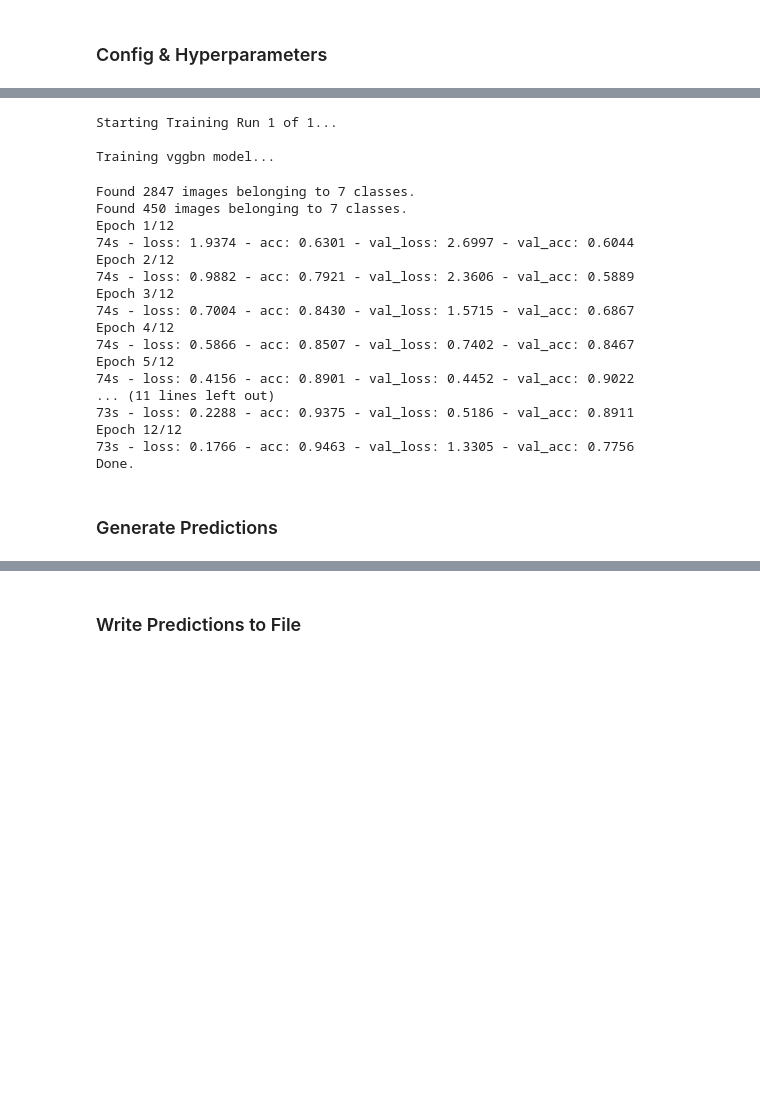
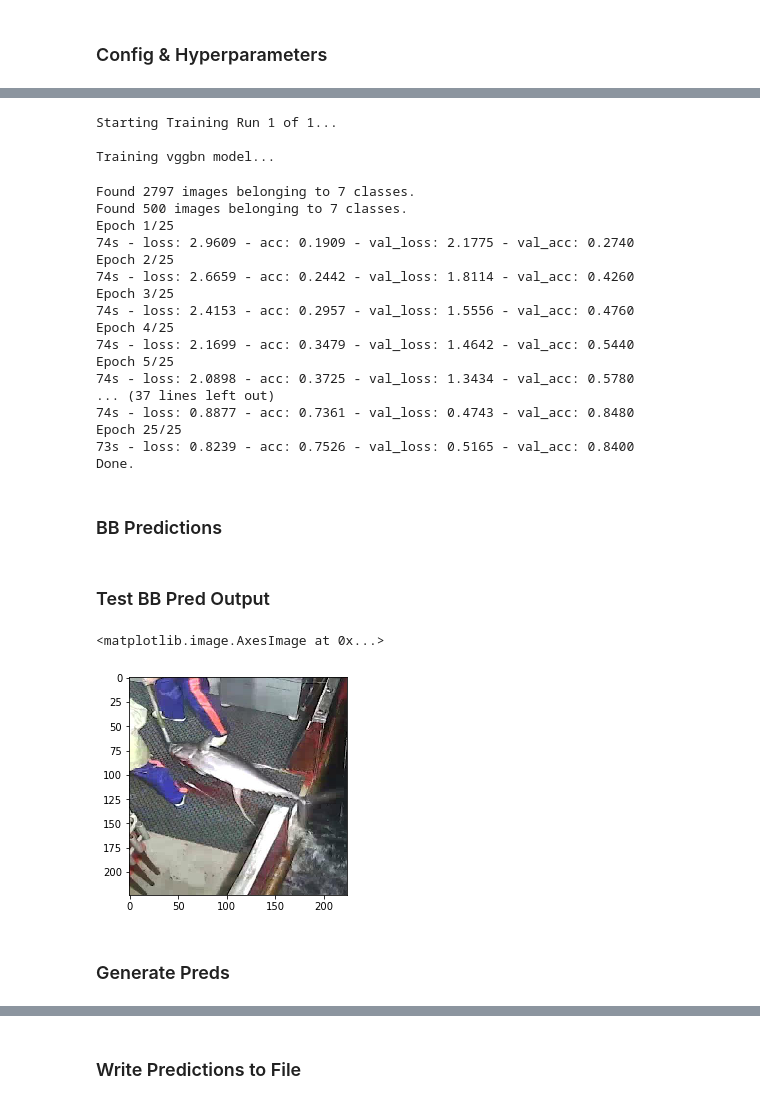
Before and after one commit to rdcolema/nc-fish-classification, a Jupyter notebook: nc_fish_classification/bb_end_to_end.ipynb, the cells around one changed output, grey strips where cells are left out. Drawn from its saved outputs; the diff is of its cells as text; code cells hidden in the pictures; blank space fills up the shorter version.

```diff
--- a/nc_fish_classification/bb_end_to_end.ipynb
+++ b/nc_fish_classification/bb_end_to_end.ipynb
@@ -35,29 +35,30 @@ test_path = DATA_HOME_DIR + '/test/'
 saved_model_path = ROOT_DIR + '/models/bb_end_to_end/'
 submission_path = ROOT_DIR + '/submissions/bb_end_to_end/'
 fish_detector_path = ROOT_DIR + '/models/fish_detector_480x270/0.03-loss_2epoch_480x270_0.3-dropout_0.001-lr_vggbn.h5'
-bb_regressor_path = 'models/bb_regressor/360x640/loss-1103.20_vgg16_bn.h5'
+bb_regressor_path = 'models/bb_regressor/360x640/loss-408.47_vgg16_bn.h5'
 
 # data
 batch_size = 16
 im_size = (224, 224)  # (ht, wt); only 299x299 for inception
-nb_split_train_samples = 2847
-nb_valid_samples = 450
+cropsize = 224
+nb_split_train_samples = 2797
+nb_valid_samples = 500
 nb_test_samples = 1000
 classes = ["ALB", "BET", "DOL", "LAG", "OTHER", "SHARK", "YFT"]
 nb_classes = len(classes)
 
 # model
 nb_runs = 1
-nb_epoch = 12
+nb_epoch = 25
 nb_aug = 1
 dropout = 0.5
-lr=0.001
+lr = 0.01
 clip = 0.01
 archs = ["vggbn"]
 
 models = {
     "vggbn": Vgg16BN(size=im_size, n_classes=nb_classes, lr=lr,
-                           batch_size=batch_size, dropout=dropout),
+                     batch_size=batch_size, dropout=dropout),
     "inception": Inception(size=(299, 299), n_classes=nb_classes,
                            lr=0.001, batch_size=batch_size),
     "resnet": Resnet50(size=im_size, n_classes=nb_classes, lr=lr,
@@ -105,25 +108,25 @@ model_paths = train_all()
 Starting Training Run 1 of 1...
 
 Training vggbn model...
-Found 2847 images belonging to 7 classes.
-Found 450 images belonging to 7 classes.
-Epoch 1/12
-74s - loss: 1.9374 - acc: 0.6301 - val_loss: 2.6997 - val_acc: 0.6044
-Epoch 2/12
-74s - loss: 0.9882 - acc: 0.7921 - val_loss: 2.3606 - val_acc: 0.5889
-Epoch 3/12
-74s - loss: 0.7004 - acc: 0.8430 - val_loss: 1.5715 - val_acc: 0.6867
-Epoch 4/12
-74s - loss: 0.5866 - acc: 0.8507 - val_loss: 0.7402 - val_acc: 0.8467
-Epoch 5/12
-74s - loss: 0.4156 - acc: 0.8901 - val_loss: 0.4452 - val_acc: 0.9022
-... (11 lines left out)
-73s - loss: 0.2288 - acc: 0.9375 - val_loss: 0.5186 - val_acc: 0.8911
-Epoch 12/12
-73s - loss: 0.1766 - acc: 0.9463 - val_loss: 1.3305 - val_acc: 0.7756
+Found 2797 images belonging to 7 classes.
+Found 500 images belonging to 7 classes.
+Epoch 1/25
+74s - loss: 2.9609 - acc: 0.1909 - val_loss: 2.1775 - val_acc: 0.2740
+Epoch 2/25
+74s - loss: 2.6659 - acc: 0.2442 - val_loss: 1.8114 - val_acc: 0.4260
+Epoch 3/25
+74s - loss: 2.4153 - acc: 0.2957 - val_loss: 1.5556 - val_acc: 0.4760
+Epoch 4/25
+74s - loss: 2.1699 - acc: 0.3479 - val_loss: 1.4642 - val_acc: 0.5440
+Epoch 5/25
+74s - loss: 2.0898 - acc: 0.3725 - val_loss: 1.3434 - val_acc: 0.5780
+... (37 lines left out)
+74s - loss: 0.8877 - acc: 0.7361 - val_loss: 0.4743 - val_acc: 0.8480
+Epoch 25/25
+73s - loss: 0.8239 - acc: 0.7526 - val_loss: 0.5165 - val_acc: 0.8400
 Done.
 # %% [markdown]
-### Generate Predictions
+### BB Predictions
 # %%
 def get_bb_pred(test_image):
 
@@ -136,15 +139,18 @@ def get_bb_pred(test_image):
     input_shape = (512, 22, 40)  # shape of output of conv model
 
     model = Sequential()
-    model.add(MaxPooling2D(input_shape=input_shape))
+
+    model.add(AveragePooling2D(input_shape=input_shape))
     model.add(BatchNormalization(axis=1))
     model.add(Flatten())
+    model.add(Dense(256, activation='relu'))
+    model.add(BatchNormalization())
     model.add(Dense(512, activation='relu'))
     model.add(BatchNormalization())
-    model.add(Dropout(0.2))
+    model.add(Dropout(0.5))
     model.add(Dense(4))
 
-    model.compile(Adam(lr=0.001), loss='mse')
+    model.compile(Adam(lr=lr, decay=0.001), loss='mse')
     model.load_weights(bb_regressor_path)
 
     # extract conv features from conv model
@@ -154,6 +160,23 @@ def get_bb_pred(test_image):
     bb_preds = model.predict(conv_test_feat)
 
     return bb_preds[0]
+# %% [markdown]
+### Test BB Pred Output
+# %%
+im = Image.open(test_path + 'test_stg1/img_00697.jpg').resize((640, 360))
+test_x = np.array(im).reshape(1, 3, 360, 640)
+coords = get_bb_pred(test_x.reshape(1, 3, 360, 640))
+
+x = coords[2]
+y = coords[3]
+cropped = im.crop((x, y, x + cropsize, y + cropsize))
+
+plt.imshow(cropped)
+# %% [output]
+<matplotlib.image.AxesImage at 0x...>
+[figure, added]
+# %% [markdown]
+### Generate Preds
 # %%
 def generate_preds(model):
     fish_detector = Vgg16BN(size=(270, 480), n_classes=2, lr=0.001,
```
Also changed, not shown: parts of 6 cells of this notebook, 8 other files.
